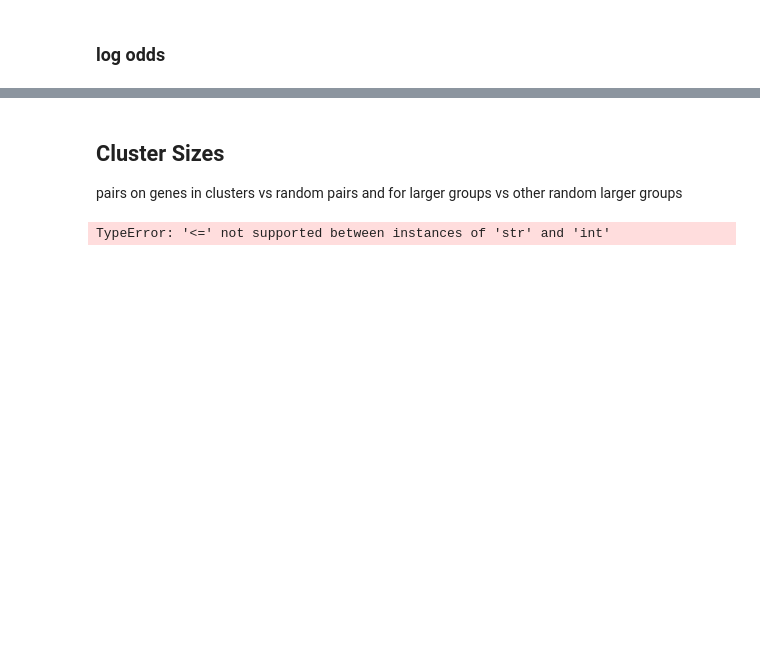
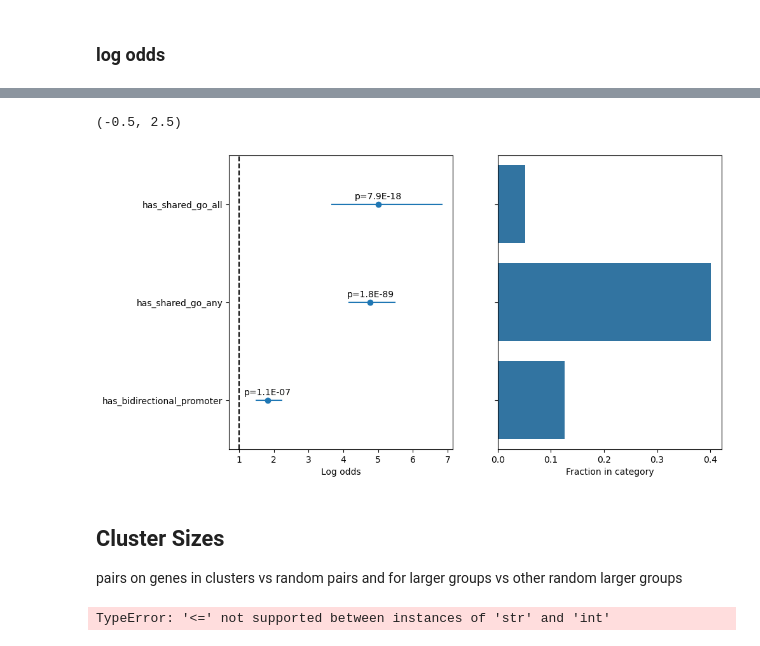
Before and after one commit to kal26/pcqtls, a Jupyter notebook: workflow/notebooks/cluster_analysis/cluster_annotation.ipynb, the cells around one changed output, grey strips where cells are left out. Saved outputs shown, nothing was run; the diff lists cells and outputs as text; code cells hidden in the pictures; blank space fills up the shorter version.

```diff
--- a/workflow/notebooks/cluster_analysis/cluster_annotation.ipynb
+++ b/workflow/notebooks/cluster_analysis/cluster_annotation.ipynb
@@ -483,3 +551,26 @@ CI: [1.6357819036830543, 2.434920940011639]
+# %%
+fig, axes = plt.subplots(1, 2, figsize=(10,6))
+
+# log odds plot
+axes[0].errorbar(y=log_odds_df['col'], x=log_odds_df['odds_ratio'], xerr=log_odds_df[['lower_cb_diff', 'upper_cb_diff']].values.transpose(), fmt="o")
+axes[0].axvline(1, color='k', linestyle='--')
+axes[0].set_xlabel('Log odds')
+
+for idx,row in log_odds_df.iterrows():
+    axes[0].annotate('p={:.1E}'.format(row['p_value']), (row['odds_ratio'], idx+.05), ha='center')
+
+# fraction plot
+sns.barplot(data=log_odds_df, x='frac_cluster', y='col', ax=axes[1])
+axes[1].set_yticklabels([])
+axes[1].set_ylabel('')
+axes[1].set_xlabel('Fraction in category')
+
+# make the labels match in order and position
+axes[1].invert_yaxis()
+axes[0].set_ylim(axes[1].get_ylim())
+# %% [output]
+(-0.5, 2.5)
+[figure, added]
 # %% [markdown]
 ## Cluster Sizes
 pairs on genes in clusters vs random pairs
```
Also changed, not shown: parts of 20 cells of this notebook.
